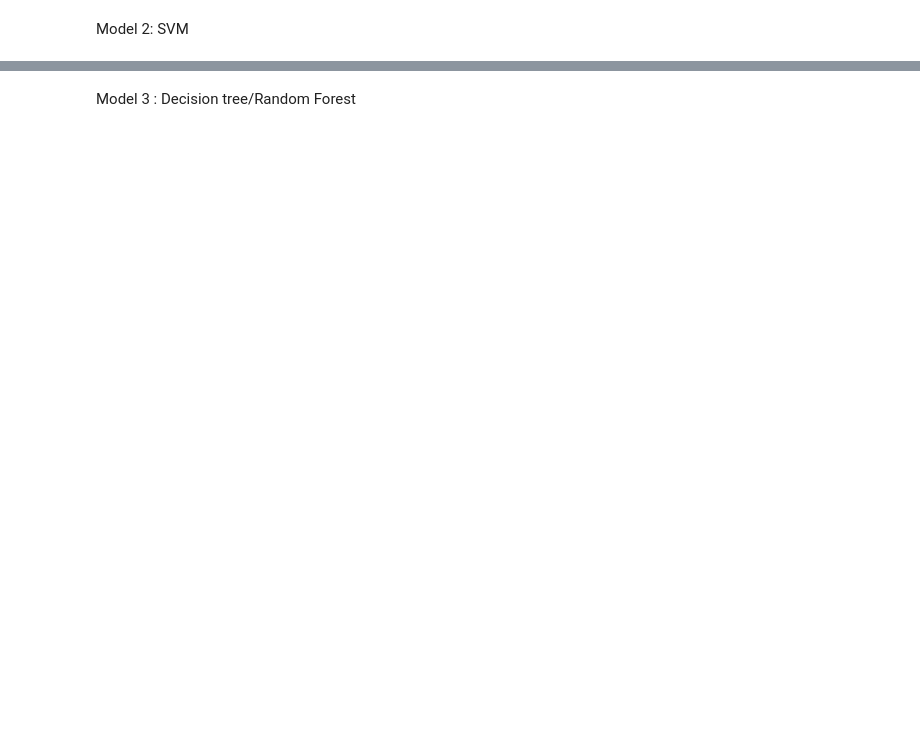
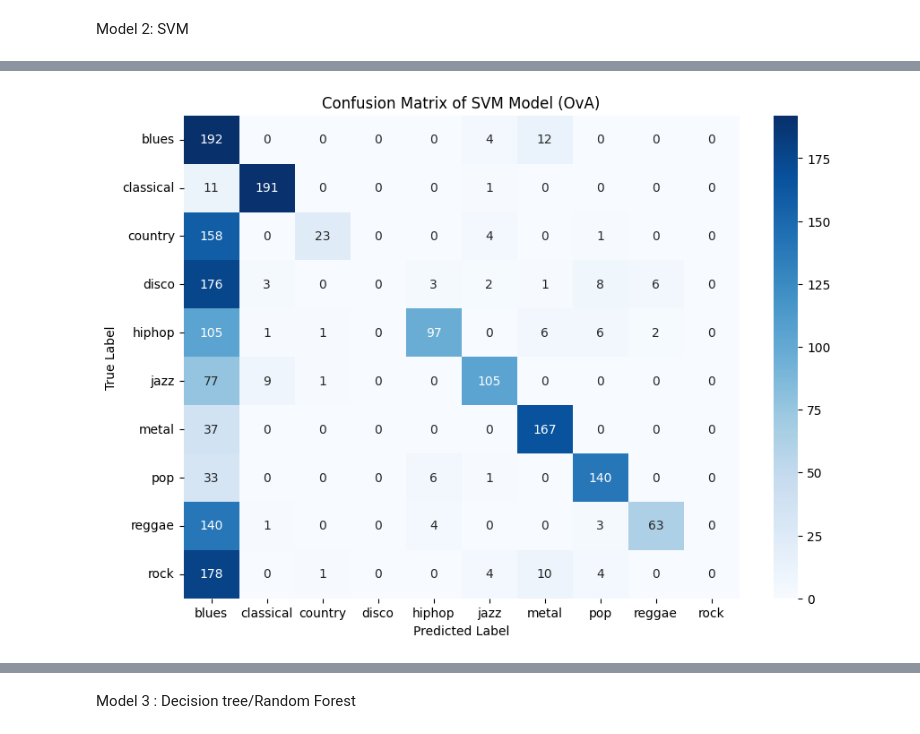
Before and after one commit to Saumi18/Music-Genre-Classification, a Jupyter notebook: Music_Genre_Classification.ipynb, the cells around one changed output, grey strips where cells are left out. Drawn from its saved outputs; the diff is of its cells as text; code cells hidden in the pictures; blank space fills up the shorter version.

```diff
--- a/Music_Genre_Classification.ipynb
+++ b/Music_Genre_Classification.ipynb
@@ -57,0 +134,91 @@ Model 2: SVM
+# %%
+import random
+
+# Implementing SVM from scratch with gradient descent
+class SVM:
+    def __init__(self, lr=0.001, lambda_param=0.01, n_iters=1000):
+        self.lr = lr
+        self.lambda_param = lambda_param
+        self.n_iters = n_iters
+        self.weights = None
+        self.bias = None
+
+    def fit(self, X, y):
+        n_samples, n_features = X.shape
+        self.weights = np.zeros(n_features)
+        self.bias = 0
+
+        for _ in range(self.n_iters):
+            for idx, x_i in enumerate(X):
+                condition = y[idx] * (np.dot(x_i, self.weights) - self.bias) >= 1
+                if condition:
+                    self.weights -= self.lr * (2 * self.lambda_param * self.weights)
+                else:
+                    self.weights -= self.lr * (2 * self.lambda_param * self.weights - np.dot(x_i, y[idx]))
+                    self.bias -= self.lr * y[idx]
+
+    def predict(self, X):
+        return np.sign(np.dot(X, self.weights) - self.bias)
+
+# One-vs-All (OvA) SVM Model
+class MultiClassSVM:
+    def __init__(self, lr=0.001, lambda_param=0.01, n_iters=2000):
+        self.lr = lr
+        self.lambda_param = lambda_param
+        self.n_iters = n_iters
+        self.classifiers = {}
+
+    def fit(self, X, y):
+        unique_classes = np.unique(y)
+        for cls in unique_classes:
+            print(f"Training class {label_encoder.inverse_transform([cls])[0]} vs Rest...")
+            y_binary = np.where(y == cls, 1, -1)
+            svm = SVM(lr=self.lr, lambda_param=self.lambda_param, n_iters=self.n_iters)
+            svm.fit(X, y_binary)
+            self.classifiers[cls] = svm
+
+    def predict(self, X):
+        predictions = {}
+        for cls, svm in self.classifiers.items():
+            print(f"Testing class {label_encoder.inverse_transform([cls])[0]} vs Rest...")
+            predictions[cls] = svm.predict(X)
+        return np.array([max(predictions, key=lambda k: predictions[k][i]) for i in range(X.shape[0])])
+
+# Train the custom SVM model
+custom_svm = MultiClassSVM(lr=0.0005, lambda_param=0.001, n_iters=3000)
+custom_svm.fit(X_train, y_train)
+
+# Make predictions
+y_pred = custom_svm.predict(X_test)
+
+# Evaluate model
+conf_matrix = confusion_matrix(y_test, y_pred)
+class_report = classification_report(y_test, y_pred, target_names=label_encoder.classes_)
+
+# Print classification report
+print("\nClassification Report:")
+print(class_report)
+
+# Plot Confusion Matrix
+plt.figure(figsize=(10, 7))
+sns.heatmap(conf_matrix, annot=True, fmt="d", cmap="Blues",
+            xticklabels=label_encoder.classes_, yticklabels=label_encoder.classes_)
+plt.xlabel("Predicted Label")
+plt.ylabel("True Label")
+plt.title("Confusion Matrix of SVM Model (OvA)")
+plt.show()
+
+# Select a few random test samples for visual testing
+random_indices = random.sample(range(len(X_test)), 5)
+
+# Predict the labels for these samples
+y_test_samples = np.array(y_test)[random_indices]
+y_pred_samples = custom_svm.predict(X_test[random_indices])
+
+# Print actual vs predicted labels
+print("\nVisual Testing Examples:")
+for i, idx in enumerate(random_indices):
+    actual_label = label_encoder.inverse_transform([y_test_samples[i]])[0]
+    predicted_label = label_encoder.inverse_transform([y_pred_samples[i]])[0]
+    print(f"Example {i+1}: Actual = {actual_label}, Predicted = {predicted_label}")
+# %% [output]
@@ -57,0 +242 @@ Model 2: SVM
+[figure, added]
```
Also changed, not shown: parts of 12 cells of this notebook.
